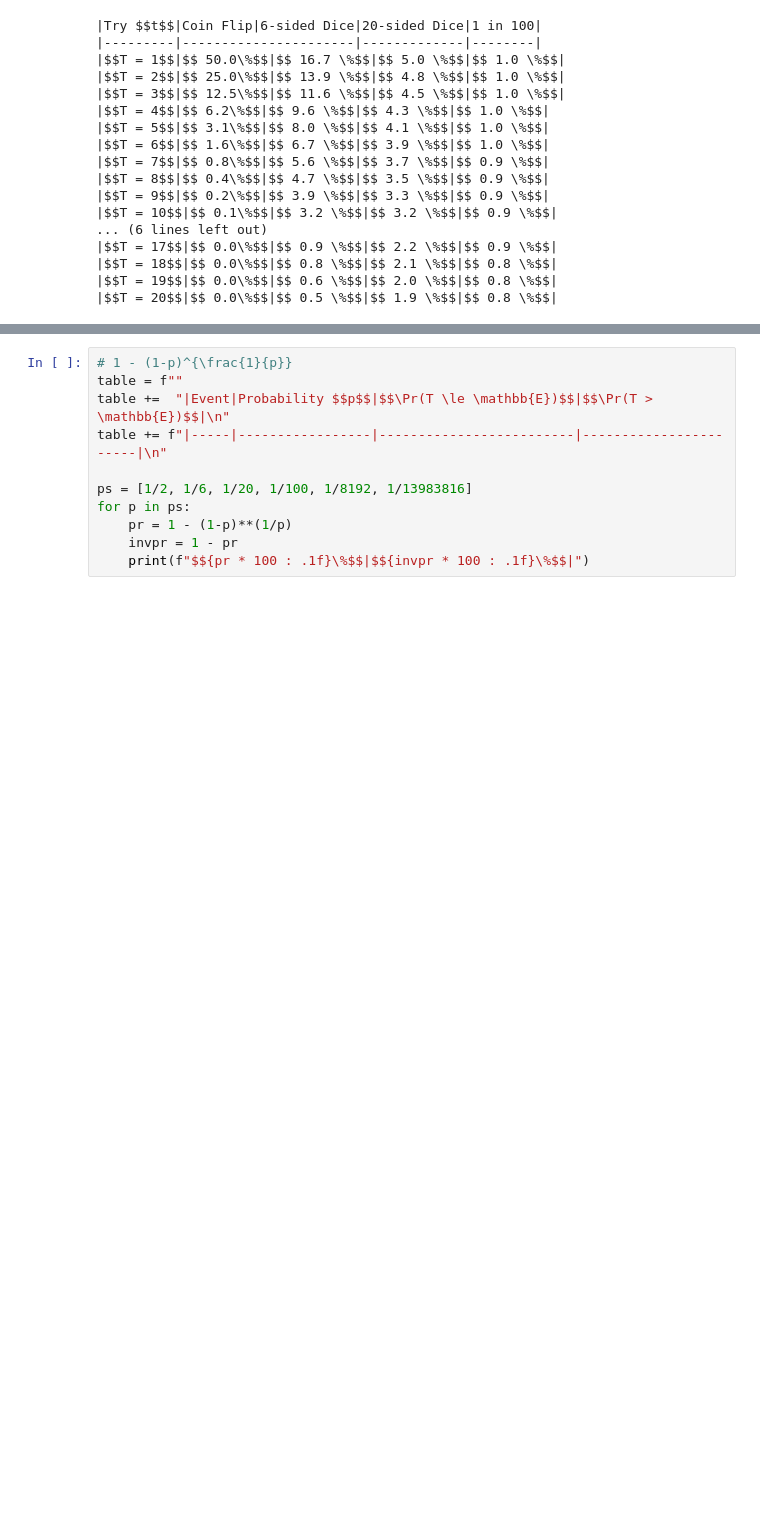
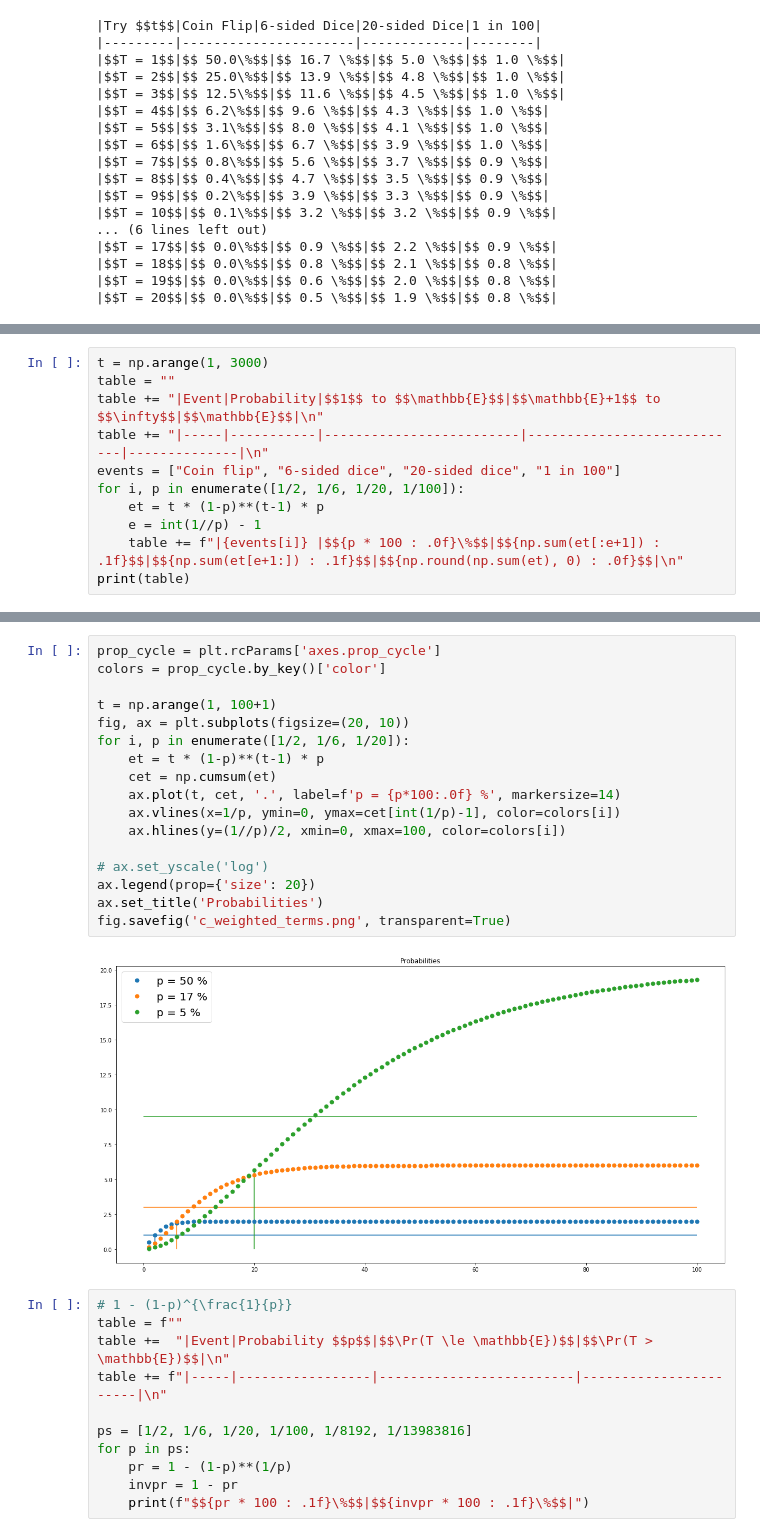
Before and after one commit to filipre/filipre.github.io, a Jupyter notebook: assets/rolling-a-six/Untitled.ipynb, the cells around one changed output, grey strips where cells are left out. Cells and saved outputs as stored; diff of their text form; blank space fills up the shorter version.

```diff
--- a/assets/rolling-a-six/Untitled.ipynb
+++ b/assets/rolling-a-six/Untitled.ipynb
@@ -106,0 +114,11 @@ fig.savefig('weighted_terms.png', transparent=True)
+# %%
+t = np.arange(1, 3000)
+table = ""
+table += "|Event|Probability|$$1$$ to $$\mathbb{E}$$|$$\mathbb{E}+1$$ to $$\infty$$|$$\mathbb{E}$$|\n"
+table += "|-----|-----------|-------------------------|----------------------------|--------------|\n"
+events = ["Coin flip", "6-sided dice", "20-sided dice", "1 in 100"]
+for i, p in enumerate([1/2, 1/6, 1/20, 1/100]):
+    et = t * (1-p)**(t-1) * p
+    e = int(1//p) - 1
+    table += f"|{events[i]} |$${p * 100 : .0f}\%$$|$${np.sum(et[:e+1]) : .1f}$$|$${np.sum(et[e+1:]) : .1f}$$|$${np.round(np.sum(et), 0) : .0f}$$|\n"
+print(table)
@@ -107,3 +132,22 @@ fig.savefig('weighted_terms.png', transparent=True)
+# %%
+prop_cycle = plt.rcParams['axes.prop_cycle']
+colors = prop_cycle.by_key()['color']
+
+t = np.arange(1, 100+1)
+fig, ax = plt.subplots(figsize=(20, 10))
+for i, p in enumerate([1/2, 1/6, 1/20]):
+    et = t * (1-p)**(t-1) * p
+    cet = np.cumsum(et)
+    ax.plot(t, cet, '.', label=f'p = {p*100:.0f} %', markersize=14)
+    ax.vlines(x=1/p, ymin=0, ymax=cet[int(1/p)-1], color=colors[i])
+    ax.hlines(y=(1//p)/2, xmin=0, xmax=100, color=colors[i])
+
+# ax.set_yscale('log')
+ax.legend(prop={'size': 20})
+ax.set_title('Probabilities')
+fig.savefig('c_weighted_terms.png', transparent=True)
+# %% [output]
+[figure, added]
 # %%
 # 1 - (1-p)^{\frac{1}{p}}
 table = f""
```
Also changed, not shown: parts of 5 cells of this notebook, 5 other files.
